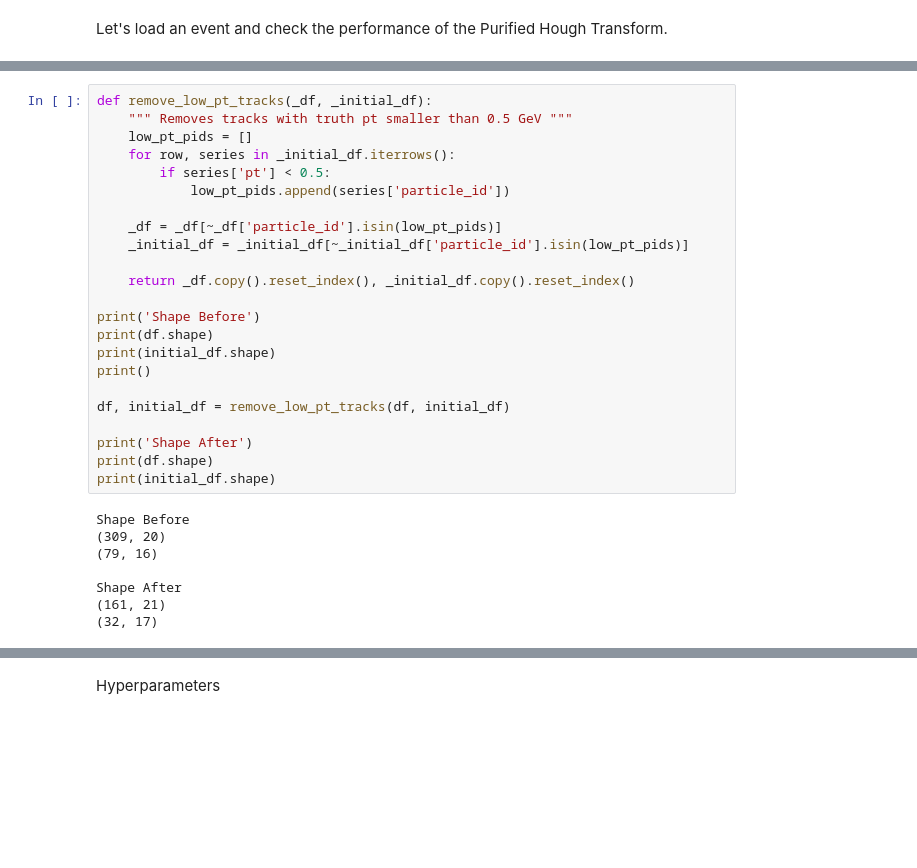
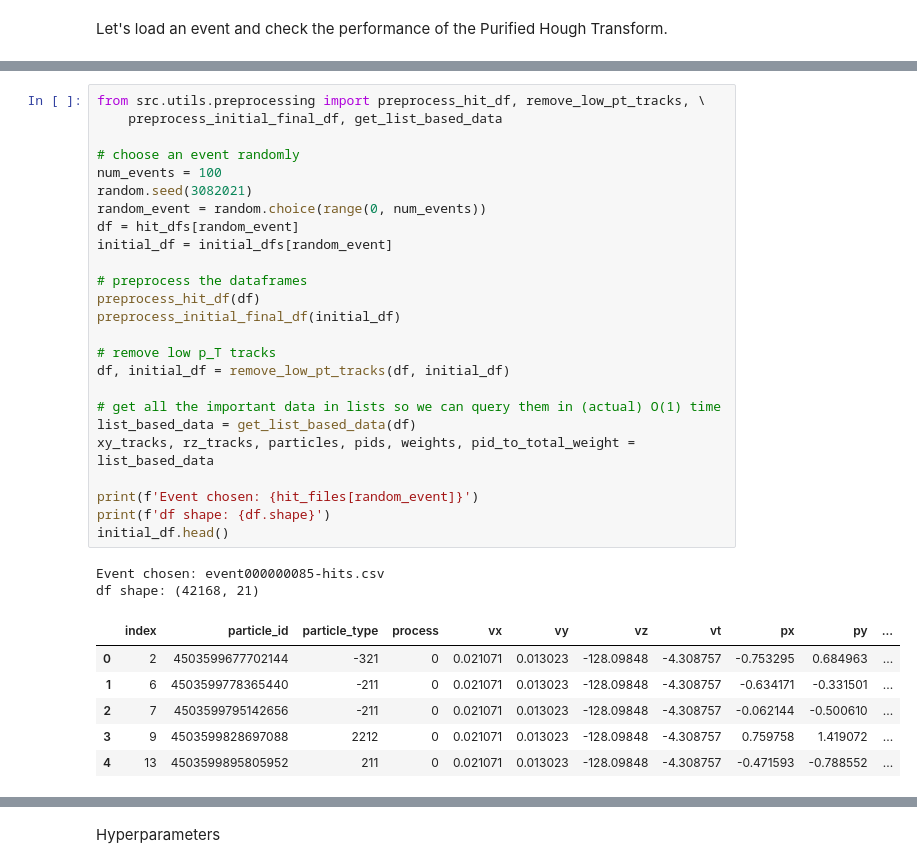
Before and after one commit to asalzburger/sms2021-tra-tra, a Jupyter notebook: src/notebooks/issue8/pythia8-simulations.ipynb, the cells around one changed output, grey strips where cells are left out. Cells and saved outputs as stored; diff of their text form; blank space fills up the shorter version.

```diff
--- a/src/notebooks/issue8/pythia8-simulations.ipynb
+++ b/src/notebooks/issue8/pythia8-simulations.ipynb
@@ -61,32 +31,35 @@ Event chosen: event000000085-hits.csv
-# %%
-def remove_low_pt_tracks(_df, _initial_df):
-    """ Removes tracks with truth pt smaller than 0.5 GeV """
-    low_pt_pids = []
-    for row, series in _initial_df.iterrows():
-        if series['pt'] < 0.5:
-            low_pt_pids.append(series['particle_id'])
-
-    _df = _df[~_df['particle_id'].isin(low_pt_pids)]
-    _initial_df = _initial_df[~_initial_df['particle_id'].isin(low_pt_pids)]
-
-    return _df.copy().reset_index(), _initial_df.copy().reset_index()
-
-print('Shape Before')
-print(df.shape)
-print(initial_df.shape)
-print()
-
-df, initial_df = remove_low_pt_tracks(df, initial_df)
-
-print('Shape After')
-print(df.shape)
-print(initial_df.shape)
-# %% [output]
-Shape Before
-(309, 20)
-(79, 16)
-
-Shape After
-(161, 21)
-(32, 17)
+# %%
+from src.utils.preprocessing import preprocess_hit_df, remove_low_pt_tracks, \
+    preprocess_initial_final_df, get_list_based_data
+
+# choose an event randomly
+num_events = 100
+random.seed(3082021)
+random_event = random.choice(range(0, num_events))
+df = hit_dfs[random_event]
+initial_df = initial_dfs[random_event]
+
+# preprocess the dataframes
+preprocess_hit_df(df)
+preprocess_initial_final_df(initial_df)
+
+# remove low p_T tracks
+df, initial_df = remove_low_pt_tracks(df, initial_df)
+
+# get all the important data in lists so we can query them in (actual) O(1) time
+list_based_data = get_list_based_data(df)
+xy_tracks, rz_tracks, particles, pids, weights, pid_to_total_weight = list_based_data
+
+print(f'Event chosen: {hit_files[random_event]}')
+print(f'df shape: {df.shape}')
+initial_df.head()
+# %% [output]
+Event chosen: event000000085-hits.csv
+df shape: (42168, 21)
+|  | index | particle_id | particle_type | process | vx | vy | vz | vt | px | py | ... |
+| 0 | 2 | 4503599677702144 | -321 | 0 | 0.021071 | 0.013023 | -128.09848 | -4.308757 | -0.753295 | 0.684963 | ... |
+| 1 | 6 | 4503599778365440 | -211 | 0 | 0.021071 | 0.013023 | -128.09848 | -4.308757 | -0.634171 | -0.331501 | ... |
+| 2 | 7 | 4503599795142656 | -211 | 0 | 0.021071 | 0.013023 | -128.09848 | -4.308757 | -0.062144 | -0.500610 | ... |
+| 3 | 9 | 4503599828697088 | 2212 | 0 | 0.021071 | 0.013023 | -128.09848 | -4.308757 | 0.759758 | 1.419072 | ... |
+| 4 | 13 | 4503599895805952 | 211 | 0 | 0.021071 | 0.013023 | -128.09848 | -4.308757 | -0.471593 | -0.788552 | ... |
 # %%
```
Also changed, not shown: parts of 6 cells of this notebook, 8 other files.
